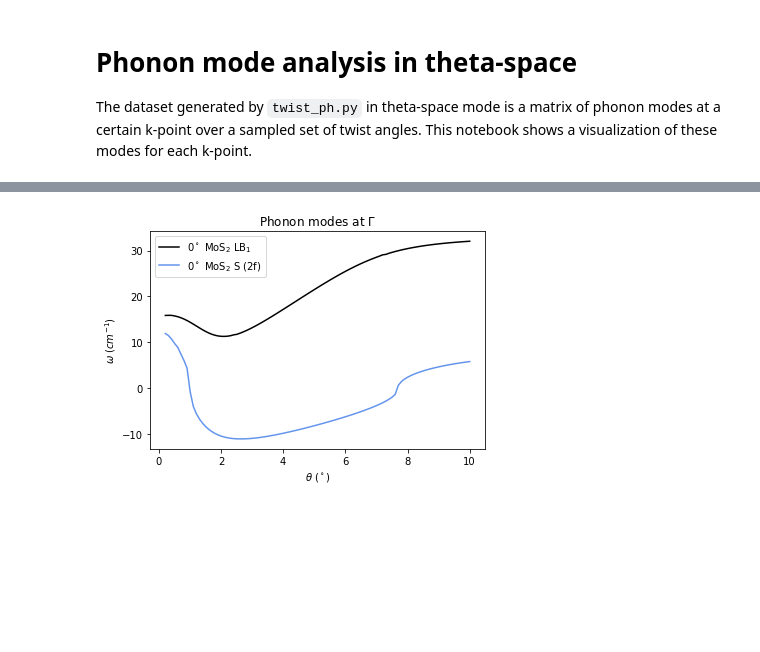
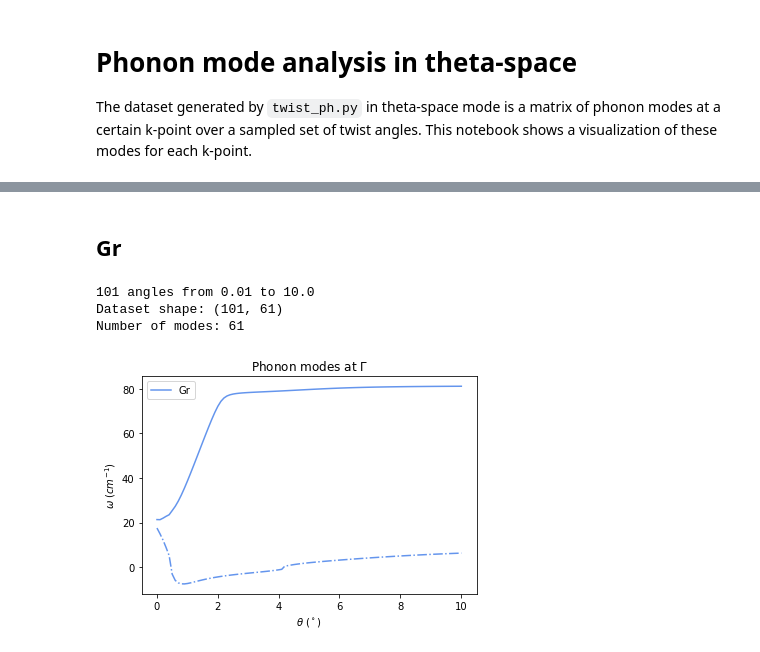
Before and after one commit to jz-lu/ml-ph, a Jupyter notebook: ALLEGRO_ANALYZER/thspc_modes.ipynb, the cells around one changed output, grey strips where cells are left out. Drawn from its saved outputs; the diff is of its cells as text; code cells hidden in the pictures; blank space fills up the shorter version.

```diff
--- a/ALLEGRO_ANALYZER/thspc_modes.ipynb
+++ b/ALLEGRO_ANALYZER/thspc_modes.ipynb
@@ -68,16 +68,71 @@ np.save(f'{ROOT}/{DIRNAME}/{THSPC_DIR}/data/MoS2_S_modes.npy', S_modes)
+# %% [markdown]
+## Gr
+# %%
+ROOT = '/Users/jonathanlu/Documents'
+DIRNAME = "tvGr"
+THSPC_DIR = "theta"
+
+# Change as necessary
+M2_th_min, M2_th_max, M2_ntheta = np.loadtxt(f"{ROOT}/{DIRNAME}/theta.txt")
+M2_ntheta = int(M2_ntheta)
+KPT = 'Gamma'
+print(f"{M2_ntheta} angles from {M2_th_min} to {M2_th_max}")
+
+# Import dataset from the directory
+log_name = r'$\Gamma$' if KPT == 'Gamma' else KPT
+path = f'{ROOT}/{DIRNAME}/{THSPC_DIR}/{KPT}/thspc_modes.npy'
+poscars_uc = [Poscar.from_file(f'{ROOT}/{DIRNAME}/POSCAR_LAYER{i+1}') for i in range(2)]
+M2_dataset = np.load(path)
+M2_nmodes = M2_dataset.shape[1]
+print("Dataset shape:", M2_dataset.shape)
+print("Number of modes:", M2_nmodes)
+M2_thetas = np.linspace(M2_th_min, M2_th_max, M2_ntheta)
+# %% [output]
+101 angles from 0.01 to 10.0
+Dataset shape: (101, 61)
+Number of modes: 61
+# %%
+# Find indices of key modes, manually
+M2_LB1_idxs = np.zeros(M2_ntheta).astype(int)
+M2_LB1_idxs[92:] = 5
+M2_LB1_idxs[12:92] = 11
+M2_LB1_idxs[4:12] = 17
+M2_LB1_idxs[:4] = 23
+
+M2_LB2_idxs = np.zeros(M2_ntheta).astype(int)
+M2_LB2_idxs[73:] = 23
+M2_LB2_idxs[25:73] = 29
+
+M2_S_idxs = np.zeros(M2_ntheta).astype(int)
+M2_S_idxs[42:] = 4
+M2_S_idxs[5:42] = 1
+M2_S_idxs[3:5] = 10
+M2_S_idxs[:3] = 22
+np.save(f'{ROOT}/{DIRNAME}/{THSPC_DIR}/data/Gr_LB1_idxs.npy', M2_LB1_idxs)
+np.save(f'{ROOT}/{DIRNAME}/{THSPC_DIR}/data/Gr_S_idxs.npy', M2_S_idxs)
+
+# Extract the mode list from the indices
+M2_LB1_modes = np.zeros(M2_ntheta)
+M2_S_modes = np.zeros(M2_ntheta)
+
+for i in range(M2_ntheta):
+    M2_LB1_modes[i] = M2_dataset[i, M2_LB1_idxs[i]]
+    M2_S_modes[i] = M2_dataset[i, M2_S_idxs[i]]
+
+np.save(f'{ROOT}/{DIRNAME}/{THSPC_DIR}/data/Gr_LB1_modes.npy', M2_LB1_modes)
+np.save(f'{ROOT}/{DIRNAME}/{THSPC_DIR}/data/Gr_S_modes.npy', M2_S_modes)
 # %%
 # Plot LB mode
-plt.plot(thetas[2:], LB1_modes[2:], c='k', label=r'$0^\circ$ MoS$_2$ LB$_1$')
-plt.plot(thetas[2:], S_modes[2:], c='cornflowerblue', label=r'$0^\circ$ MoS$_2$ S (2f)')
+# plt.plot(M1_thetas[2:], M1_LB1_modes[2:], c='k', label=r'$0^\circ$ MoS$_2$ LB$_1$')
+# plt.plot(M1_thetas[2:], M1_S_modes[2:], c='k', label=r'$0^\circ$ MoS$_2$ S (2f)', linestyle='dashdot')
+plt.plot(M2_thetas[0:], M2_LB1_modes[0:], c='cornflowerblue', label=r'Gr')
+plt.plot(M2_thetas[0:], M2_S_modes[0:], c='cornflowerblue', linestyle='dashdot')
 plt.title(f"Phonon modes at " + log_name)
 plt.xlabel(r'$\theta$ ($^\circ$)')
 plt.ylabel(r'$\omega$ $(cm^{-1})$')
 plt.legend()
 
-# for i, theta in enumerate(thetas):
-#     idx = 5
-#     plt.scatter(theta, dataset[i,idx], c='k', s=3, label='LB')
-plt.savefig("/Users/jonathanlu/Documents/tvMoS2/theta/data/modes.pdf")
+plt.savefig("/Users/jonathanlu/Documents/data_mlph/modes/modes.pdf")
 plt.show()
 # %% [output]
-[figure, old version]
+[figure, new version]
```
Also changed, not shown: parts of 6 cells of this notebook, 3 other files.
